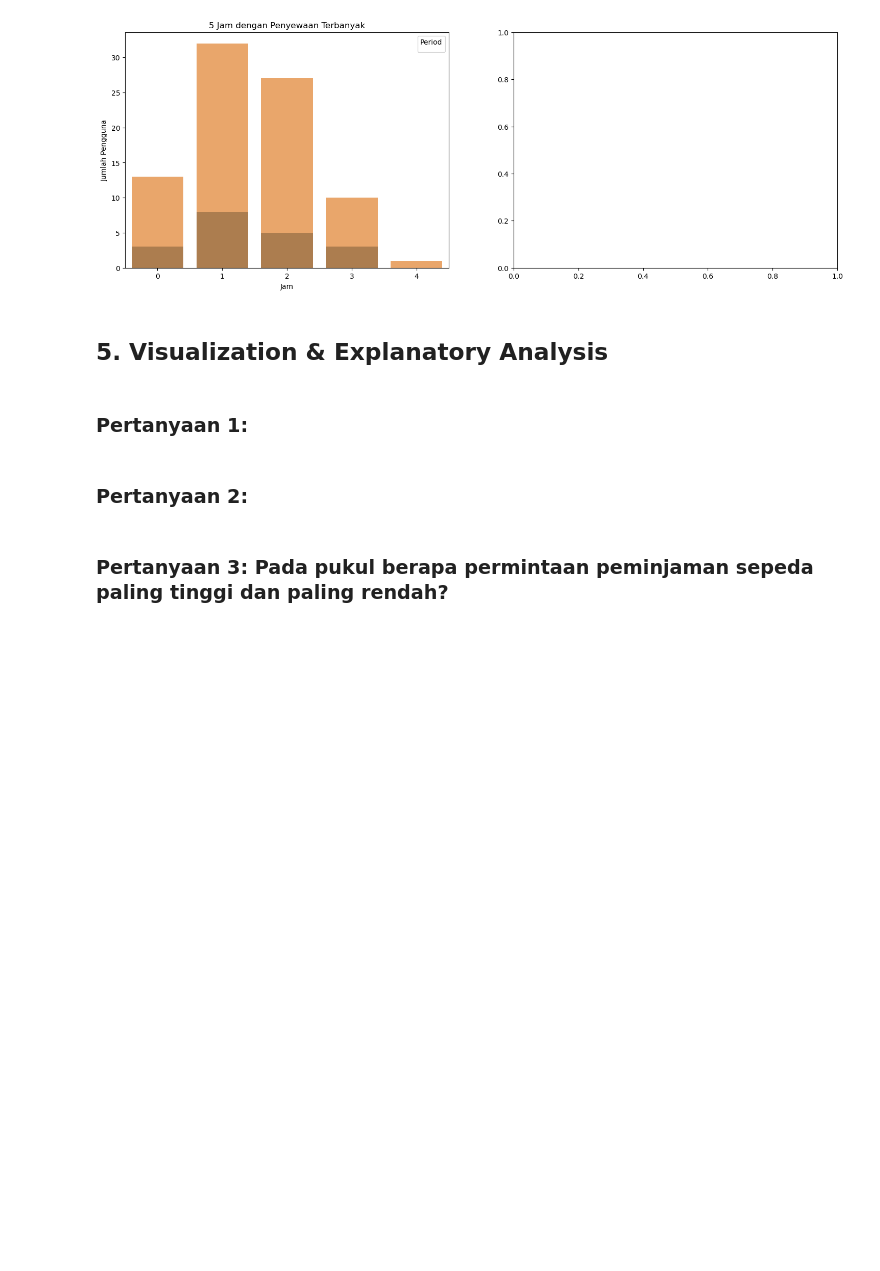
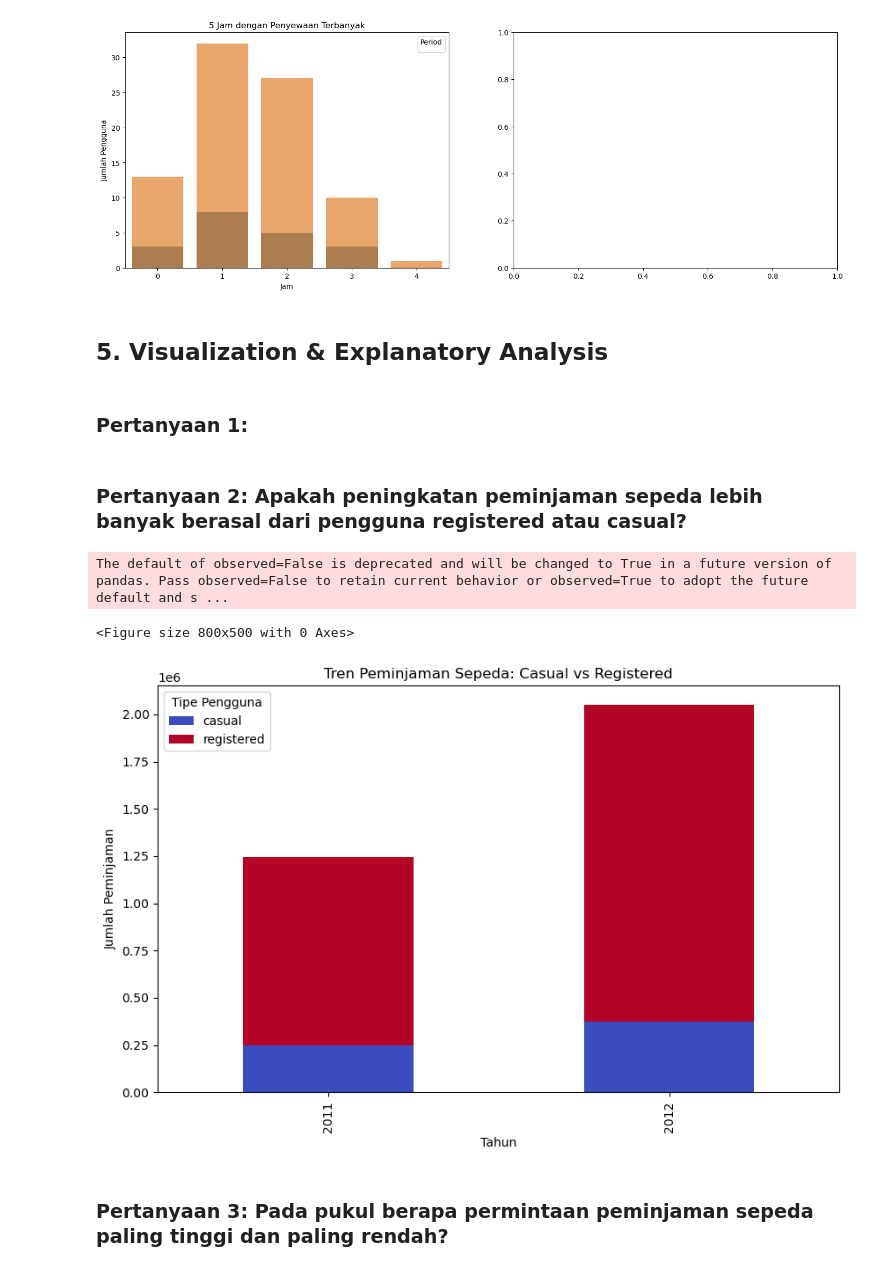
Before and after one commit to alouvre/BADDP_DicodingSubmission_ProyekAnalisisData, a Jupyter notebook: notebook.ipynb, the cells around one changed output. Cells and saved outputs as stored; diff of their text form; code cells hidden in the pictures; blank space fills up the shorter version.

```diff
--- a/notebook.ipynb
+++ b/notebook.ipynb
@@ -547,8 +547,23 @@ No artists with labels found to put in legend.  Note that artists whose label st
 ## 5. Visualization & Explanatory Analysis
 # %% [markdown]
 ### Pertanyaan 1:
-# %% [markdown]
-### Pertanyaan 2:
+# %% [markdown]
+### Pertanyaan 2: Apakah peningkatan peminjaman sepeda lebih banyak berasal dari pengguna registered atau casual?
+# %%
+df_yearly_users = df_day.groupby('year', as_index=False)[['casual', 'registered']].sum()
+
+plt.figure(figsize=(8, 5))
+df_yearly_users.set_index('year').plot(kind='bar', stacked=True, colormap='coolwarm', figsize=(10,6))
+
+plt.xlabel('Tahun')
+plt.ylabel('Jumlah Peminjaman')
+plt.title('Tren Peminjaman Sepeda: Casual vs Registered')
+plt.legend(title="Tipe Pengguna")
+plt.show()
+# %% [output]
+The default of observed=False is deprecated and will be changed to True in a future version of pandas. Pass observed=False to retain current behavior or observed=True to adopt the future default and s ...
+<Figure size 800x500 with 0 Axes>
+[figure, added]
 # %% [markdown]
 ### Pertanyaan 3: Pada pukul berapa permintaan peminjaman sepeda paling tinggi dan paling rendah?
 # %%
```
Also changed, not shown: parts of 16 cells of this notebook, 1 other file.
